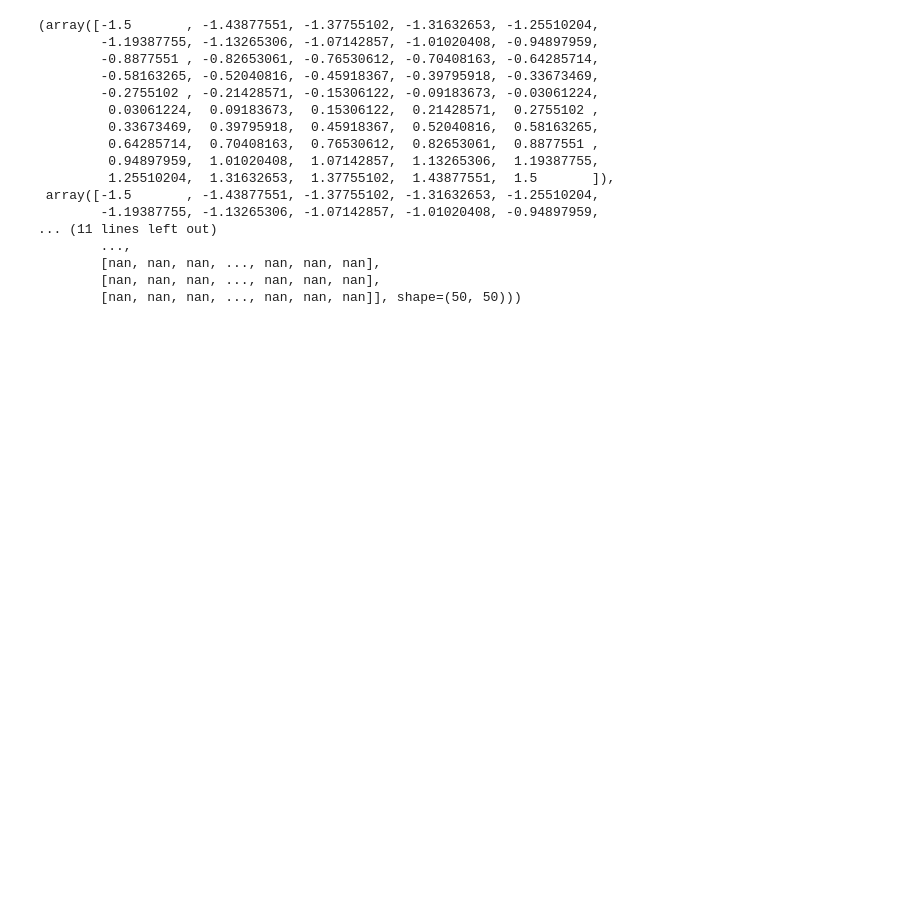
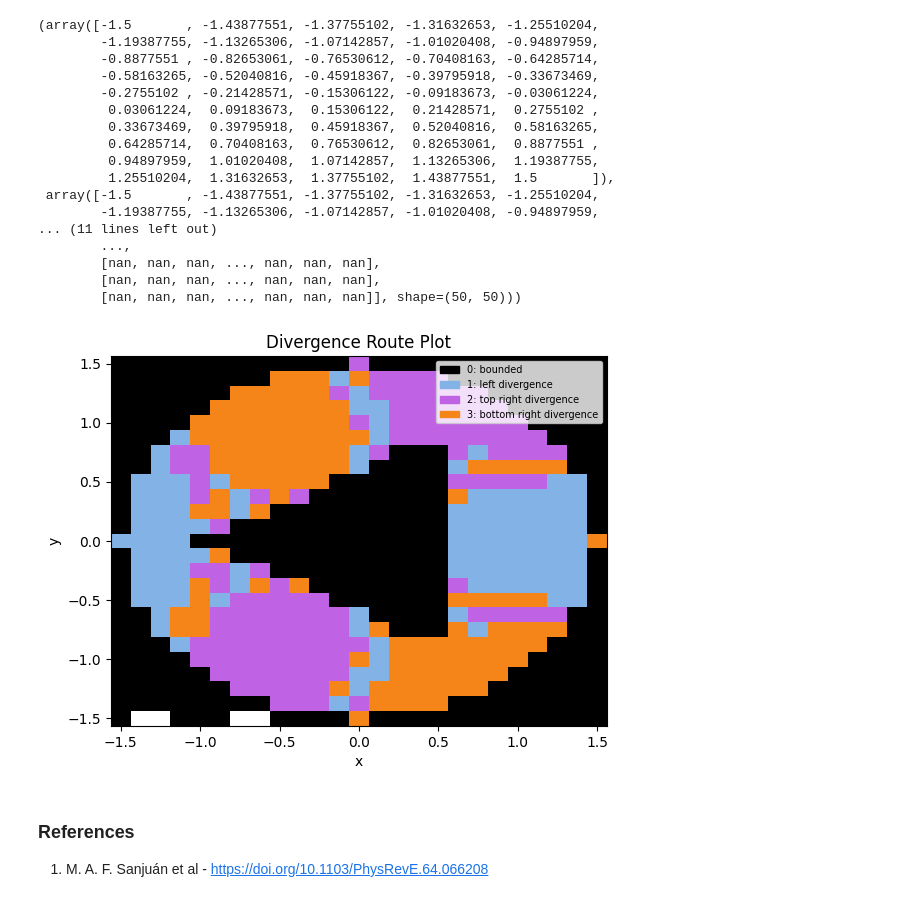
Before and after one commit to ProgramPhantom/MPS224-Scientific-Computing, a Jupyter notebook: Assignment 2/assignment2.ipynb, the cells around one changed output. Cells and saved outputs as stored; diff of their text form; code cells hidden in the pictures; blank space fills up the shorter version.

```diff
--- a/Assignment 2/assignment2.ipynb
+++ b/Assignment 2/assignment2.ipynb
@@ -939,3 +979,59 @@ time_to_divergence(R=1.5, n=50, t_max=100, t_steps=1000)
         [nan, nan, nan, ..., nan, nan, nan],
         [nan, nan, nan, ..., nan, nan, nan],
         [nan, nan, nan, ..., nan, nan, nan]], shape=(50, 50)))
+# %%
+def divergence_route(n=25, R=1.5):
+    xs = np.linspace(-R, R, n)
+    ys = np.linspace(-R, R, n)
+
+    X, Y = np.meshgrid(xs, ys)
+
+    C = np.empty_like(X, dtype=float)
+
+    for i in range(n):
+        for j in range(n):
+            x = xs[i]
+            y = ys[j]
+            if x**2 + y**2 <= R**2:
+                u0 = [X[i, j], Y[i, j], 0, 0]
+                C[i, j] = categorise_trajectory(u0)
+
+
+    cmap = ListedColormap([
+        "black",
+        "#82B2E6",
+        "#BF62E3",
+        "#F58518"
+    ])
+    labels = [
+        "0: bounded",
+        "1: left divergence",
+        "2: top right divergence",
+        "3: bottom right divergence"
+    ]
+
+    # Create legend patches
+    patches = [
+        mpatches.Patch(color=cmap(i), label=labels[i])
+        for i in range(4)
+    ]
+
+
+    plt.figure()
+    plt.pcolormesh(X, Y, C, cmap=cmap, shading='auto')
+
+    plt.xlabel("x")
+    plt.ylabel("y")
+    plt.title("Divergence Route Plot")
+    plt.legend(handles=patches, loc="upper right", prop={'size': 7})
+
+    plt.show()
+
+
+divergence_route()
+# %% [output]
+[figure, added]
+# %% [markdown]
+### References
+
+1. <a id="ref1"></a> M. A. F. Sanjuán et al - https://doi.org/10.1103/PhysRevE.64.066208
```
Also changed, not shown: parts of 7 cells of this notebook.
